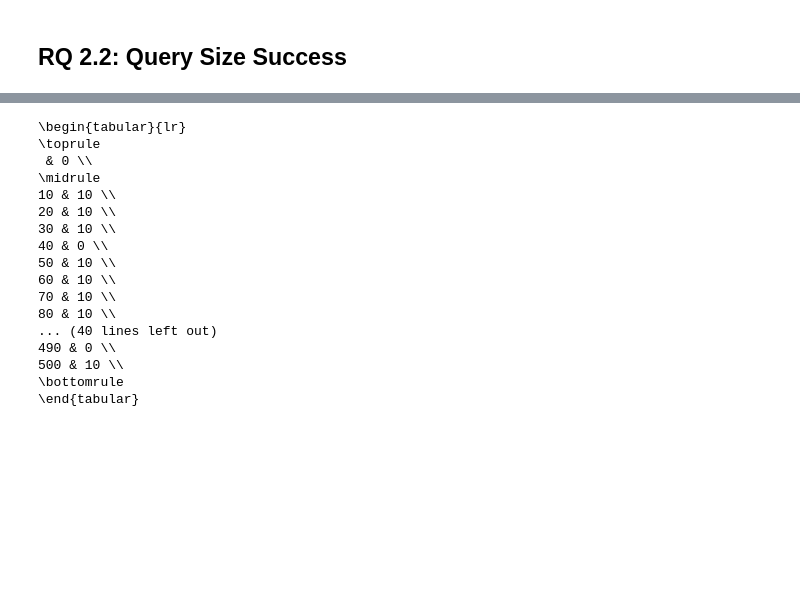
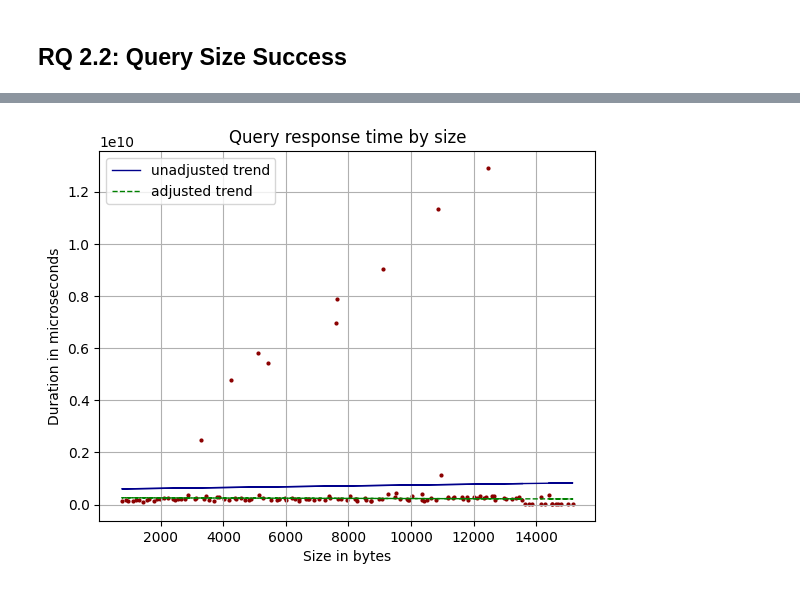
Before and after one commit to iamwpj/bigstick, a Jupyter notebook: stats.ipynb, the cells around one changed output, grey strips where cells are left out. Saved outputs shown, nothing was run; the diff lists cells and outputs as text; code cells hidden in the pictures; blank space fills up the shorter version.

```diff
--- a/stats.ipynb
+++ b/stats.ipynb
@@ -30,21 +428,50 @@ plt.rcParams.update({"text.usetex": True, "font.family": "monospace", "font.size
-# %%
-selected = data['exact_matches'] + data['inexact_matches'] + data['inexact_matches_correct_line']
-print(selected.to_latex())
-# %% [output]
-\begin{tabular}{lr}
-\toprule
- & 0 \\
-\midrule
-10 & 10 \\
-20 & 10 \\
-30 & 10 \\
-40 & 0 \\
-50 & 10 \\
-60 & 10 \\
-70 & 10 \\
-80 & 10 \\
-... (40 lines left out)
-490 & 0 \\
-500 & 10 \\
-\bottomrule
-\end{tabular}
+# %%
+df = pd.read_sql_query(
+    "SELECT query_duration_microseconds, query_size_bytes from query_growth", dbc
+)
+
+# Correct for the source duration error
+df.query_duration_microseconds = df['query_duration_microseconds'].apply(lambda x: x * 10)
+
+plt.scatter(
+    x=df["query_size_bytes"], y=df["query_duration_microseconds"], c="DarkRed", s=4
+)
+plt.title("Query response time by size")
+plt.xlabel("Size in bytes")
+plt.ylabel("Duration in microseconds")
+
+# Add trend
+trendline = np.poly1d(
+    np.polyfit(df["query_size_bytes"], df["query_duration_microseconds"], 1)
+)
+plt.plot(
+    df["query_size_bytes"],
+    trendline(df["query_size_bytes"]),
+    linewidth=1,
+    color="DarkBlue",
+    linestyle="-",
+    label="unadjusted trend",
+)
+
+# Adjusted trendline
+# This will demonstrate a 10-second timeout
+adj_duration = df["query_duration_microseconds"].clip(lower=0, upper=600_000_000)
+adj_trendline = np.poly1d(np.polyfit(df["query_size_bytes"], adj_duration, 1))
+
+plt.plot(
+    df["query_size_bytes"],
+    adj_trendline(df["query_size_bytes"]),
+    linewidth=1,
+    color="Green",
+    linestyle="--",
+    label="adjusted trend",
+)
+
+# Show the grid
+plt.grid(True)
+
+# Show legend
+plt.legend()
+plt.show()
+# %% [output]
+[figure, added]
```
Also changed, not shown: parts of 16 cells of this notebook, 9 other files.
